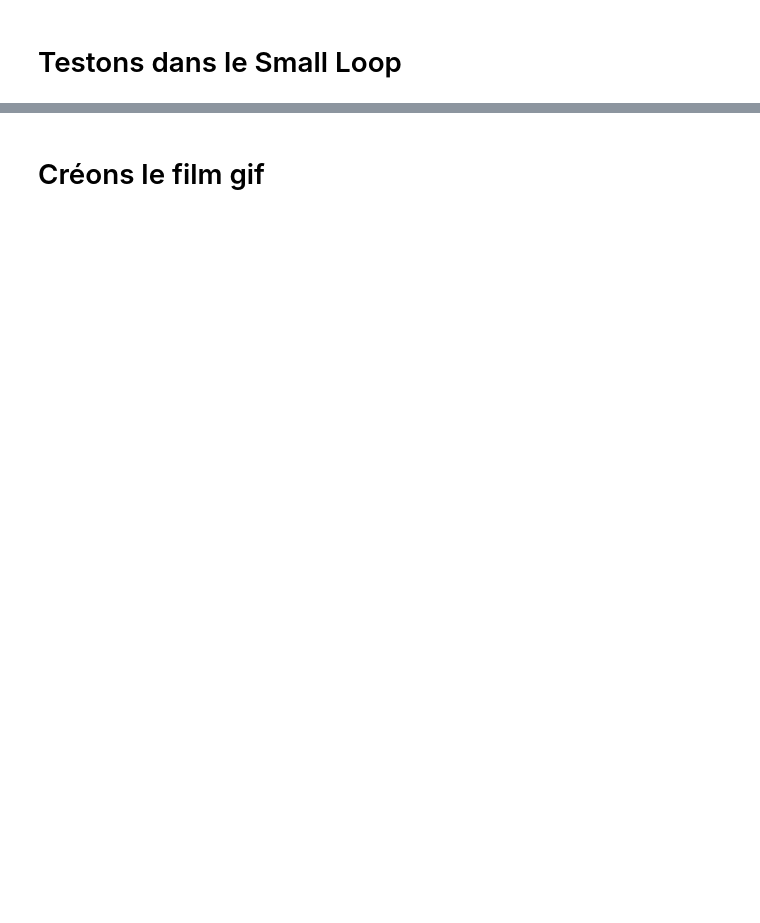
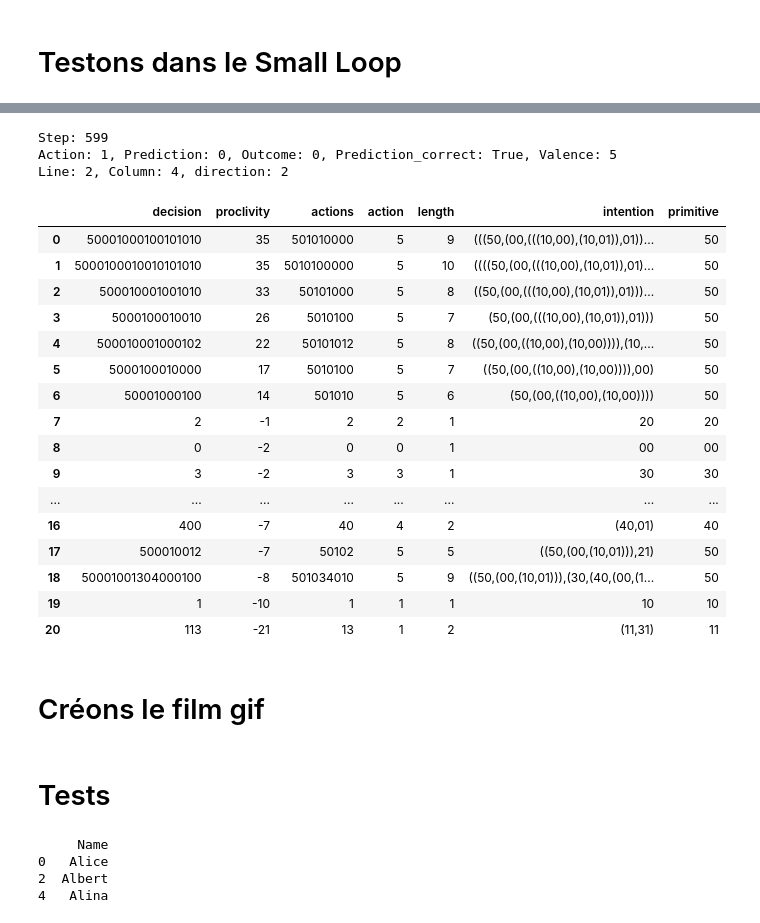
Before and after one commit to PetiteIA/schema_mechanism, a Jupyter notebook: notebooks/agent10.ipynb, the cells around one changed output, grey strips where cells are left out. Drawn from its saved outputs; the diff is of its cells as text; code cells hidden in the pictures; blank space fills up the shorter version.

Commit message:
agent10.ipynb OK

```diff
--- a/notebooks/agent10.ipynb
+++ b/notebooks/agent10.ipynb
@@ -660,3 +656,32 @@ def Agent10(Agent):
         self.proposed_df = grouped_df.sort_values(by=['proclivity', 'decision'], ascending=[False, True]).reset_index(drop=True)
 # %% [markdown]
 # Testons dans le Small Loop
+# %%
+# Instanciate the small loop environment
+e = SmallLoop(1, 1, 0)
+
+# Instanciate the agent
+interactions = [
+    Interaction(FORWARD,0,5),
+    Interaction(FORWARD,1,-10),
+    Interaction(TURN_LEFT,0,-3),
+    Interaction(TURN_LEFT,1,-3),
+    Interaction(TURN_RIGHT,0,-3),
+    Interaction(TURN_RIGHT,1,-3),
+    Interaction(FEEL_FRONT,0,-1),
+    Interaction(FEEL_FRONT,1,-1),
+    Interaction(FEEL_LEFT,0,-1),
+    Interaction(FEEL_LEFT,1,-1),
+    Interaction(FEEL_RIGHT,0,-1),
+    Interaction(FEEL_RIGHT,1,-1)
+]
+a = Agent10(interactions)
+
+# Run the interaction loop
+step = 0
+outcome = 0
+
+# Display
+out = Output()
+e.display()
+display(out)
@@ -663,3 +690,32 @@ def Agent10(Agent):
+# %%
+print(f"Step: {step}")
+step += 1
+action = a.action(outcome)
+e.display()
+e.save(step)  # Sauvegarde le fichier image qui servira au gif
+outcome = e.outcome(action)
+a.proposed_df
+# %% [output]
+Step: 599
+Action: 1, Prediction: 0, Outcome: 0, Prediction_correct: True, Valence: 5
+Line: 2, Column: 4, direction: 2
+|  | decision | proclivity | actions | action | length | intention | primitive |
+| 0 | 50001000100101010 | 35 | 501010000 | 5 | 9 | (((50,(00,(((10,00),(10,01)),01))... | 50 |
+| 1 | 5000100010010101010 | 35 | 5010100000 | 5 | 10 | ((((50,(00,(((10,00),(10,01)),01)... | 50 |
+| 2 | 500010001001010 | 33 | 50101000 | 5 | 8 | ((50,(00,(((10,00),(10,01)),01)))... | 50 |
+| 3 | 5000100010010 | 26 | 5010100 | 5 | 7 | (50,(00,(((10,00),(10,01)),01))) | 50 |
+| 4 | 500010001000102 | 22 | 50101012 | 5 | 8 | ((50,(00,((10,00),(10,00)))),(10,... | 50 |
+| 5 | 5000100010000 | 17 | 5010100 | 5 | 7 | ((50,(00,((10,00),(10,00)))),00) | 50 |
+| 6 | 50001000100 | 14 | 501010 | 5 | 6 | (50,(00,((10,00),(10,00)))) | 50 |
+| 7 | 2 | -1 | 2 | 2 | 1 | 20 | 20 |
+| 8 | 0 | -2 | 0 | 0 | 1 | 00 | 00 |
+| 9 | 3 | -2 | 3 | 3 | 1 | 30 | 30 |
+| ... | ... | ... | ... | ... | ... | ... | ... |
+| 16 | 400 | -7 | 40 | 4 | 2 | (40,01) | 40 |
+| 17 | 500010012 | -7 | 50102 | 5 | 5 | ((50,(00,(10,01))),21) | 50 |
+| 18 | 50001001304000100 | -8 | 501034010 | 5 | 9 | ((50,(00,(10,01))),(30,(40,(00,(1... | 50 |
+| 19 | 1 | -10 | 1 | 1 | 1 | 10 | 10 |
+| 20 | 113 | -21 | 13 | 1 | 2 | (11,31) | 11 |
 # %% [markdown]
 # Créons le film gif
 # %%
@@ -670,3 +726,20 @@ img_dir = f"./{save_dir}"
 all_files = [os.path.join(img_dir, f) for f in os.listdir(img_dir) if f.endswith('.png')]
 images = [imageio.imread(f) for f in all_files]
 imageio.mimsave("movie.gif", images, fps=4)
+# %% [markdown]
+# Tests
+# %%
+# Sample DataFrame
+data = {'Name': ['Alice', 'Bob', 'Albert', 'Charlie', 'Alina']}
+df = pd.DataFrame(data)
+
+# Filter rows where the 'Name' column starts with 'Al'
+filtered_df = df[df['Name'].str.startswith('Al')]
+
+# Display the result
+print(filtered_df)
+# %% [output]
+     Name
+0   Alice
+2  Albert
+4   Alina
```
Also changed, not shown: parts of 7 cells of this notebook.
